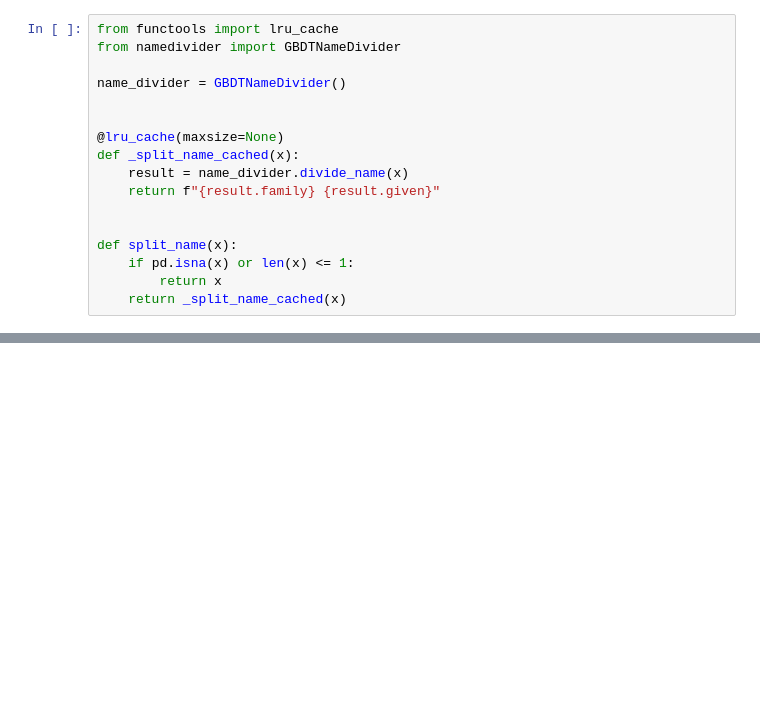
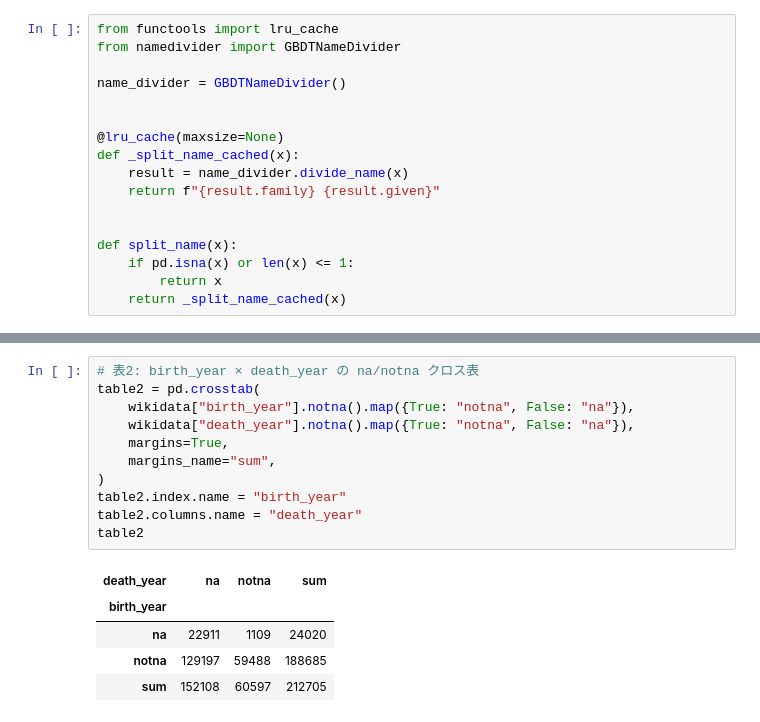
Before and after one commit to ren255/jpersondata_crawler, a Jupyter notebook: crawler.ipynb, the cells around one changed output, grey strips where cells are left out. Saved outputs shown, nothing was run; the diff lists cells and outputs as text; blank space fills up the shorter version.

```diff
--- a/crawler.ipynb
+++ b/crawler.ipynb
@@ -402,0 +431,17 @@ wikidata["height_cm"] = np.where(
+# %%
+# 表2: birth_year × death_year の na/notna クロス表
+table2 = pd.crosstab(
+    wikidata["birth_year"].notna().map({True: "notna", False: "na"}),
+    wikidata["death_year"].notna().map({True: "notna", False: "na"}),
+    margins=True,
+    margins_name="sum",
+)
+table2.index.name = "birth_year"
+table2.columns.name = "death_year"
+table2
+# %% [output]
+| death_year | na | notna | sum |
+| birth_year |  |  |  |
+| na | 22911 | 1109 | 24020 |
+| notna | 129197 | 59488 | 188685 |
+| sum | 152108 | 60597 | 212705 |
```
Also changed, not shown: parts of 20 cells of this notebook, 6 other files.
